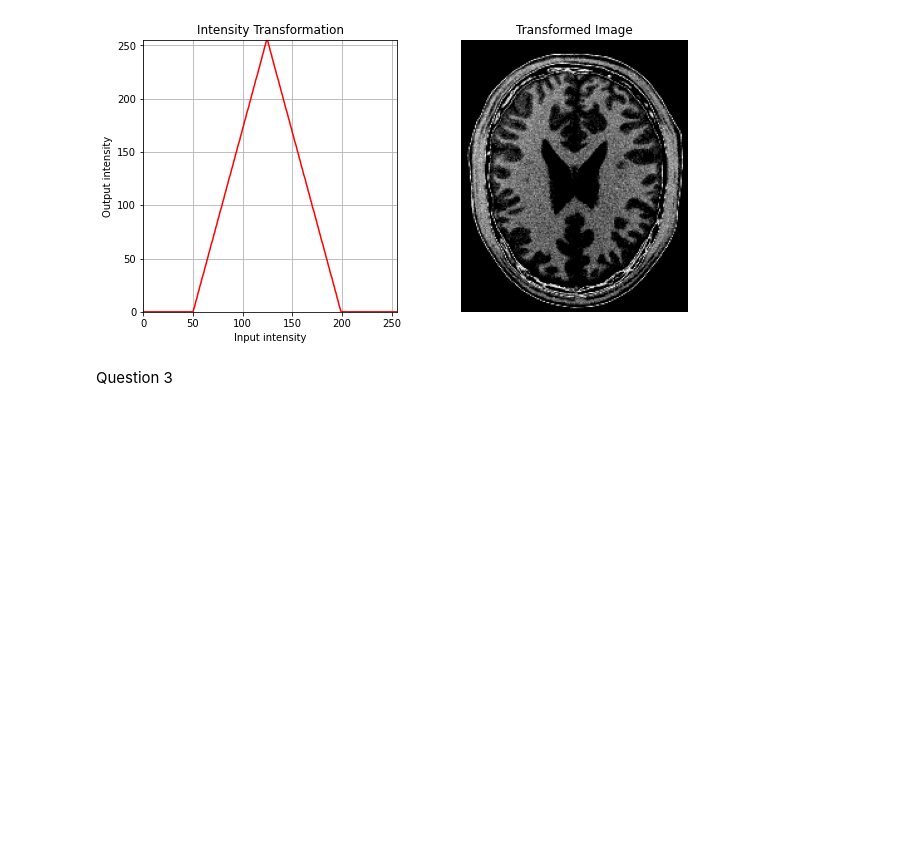
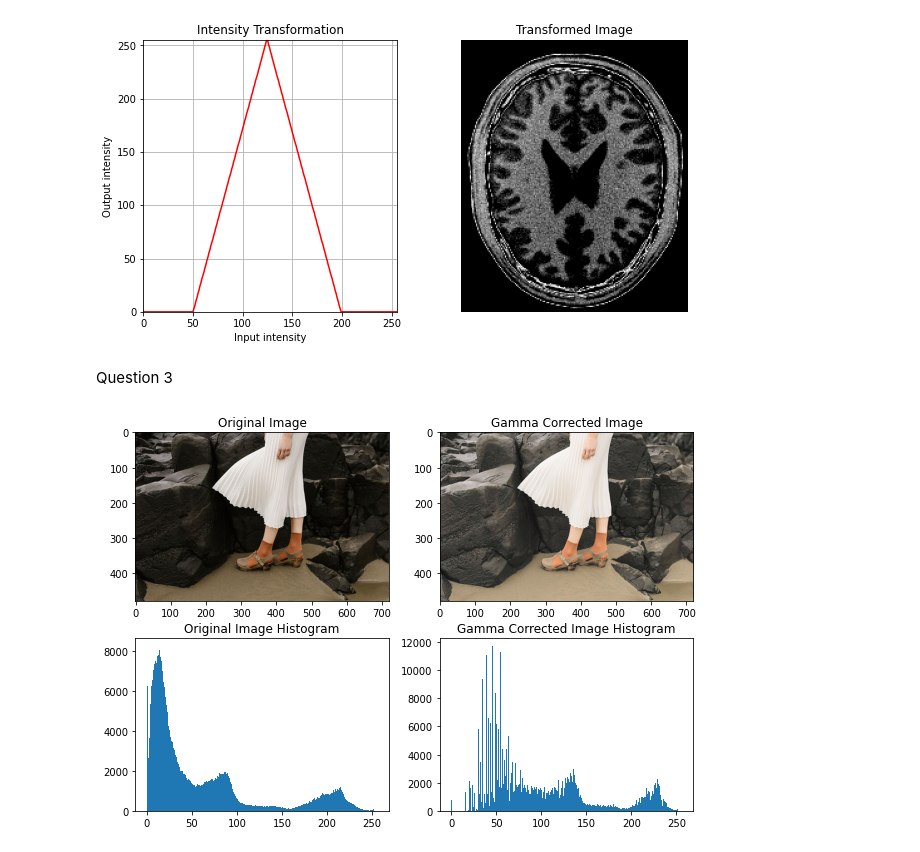
Before and after one commit to shemalperera/IPMVA01, a Jupyter notebook: Code.ipynb, the cells around one changed output. Drawn from its saved outputs; the diff is of its cells as text; code cells hidden in the pictures; blank space fills up the shorter version.

```diff
--- a/Code.ipynb
+++ b/Code.ipynb
@@ -123,15 +123,29 @@ Question 3
 # %%
 img_org = cv.imread('C:/Users/HPA02532Y/Documents/GitHub/IPMVA01/a1images/highlights_and_shadows.jpg', cv.IMREAD_COLOR)
 
 img_lab = cv.cvtColor(img_org, cv.COLOR_BGR2LAB)
 img_lab_planes = cv.split(img_lab)#
 img_l = img_lab_planes[0]
 
 #Adjust Gamma Values
-gamma = 2.0
+gamma = 1.9
 #Gamma Correction
 img_l_gamma = np.power((img_l/255),1/gamma)*255
 
-#updating L channel with gamma-corrected values
+#Updating L channel with gamma-corrected values
 img_lab_gamcor = cv.merge((img_l_gamma.astype('uint8'), img_lab_planes[1].astype('uint8'), img_lab_planes[2].astype('uint8')))
 img_gamma = cv.cvtColor(img_lab_gamcor, cv.COLOR_LAB2BGR)
+
+#Display the orig and transf images and relevant histogram
+fig, ax = plt.subplots(2,2,figsize=(10,7))
+ax[0,0].imshow(img_org[:,:,::-1])     #RGB to BGR
+ax[0,0].set_title('Original Image')
+ax[0,1].imshow(img_gamma[:,:,::-1])   #RGB to BGR
+ax[0,1].set_title('Gamma Corrected Image')
+ax[1,0].hist(img_org[:,:,0].ravel(), 256, [0,256])
+ax[1,0].set_title('Original Image Histogram')
+ax[1,1].hist(img_gamma[:,:,0].ravel(), 256, [0,256])
+ax[1,1].set_title('Gamma Corrected Image Histogram')
+plt.show()
+# %% [output]
+[figure, added]
```
Also changed, not shown: parts of 4 cells of this notebook.
